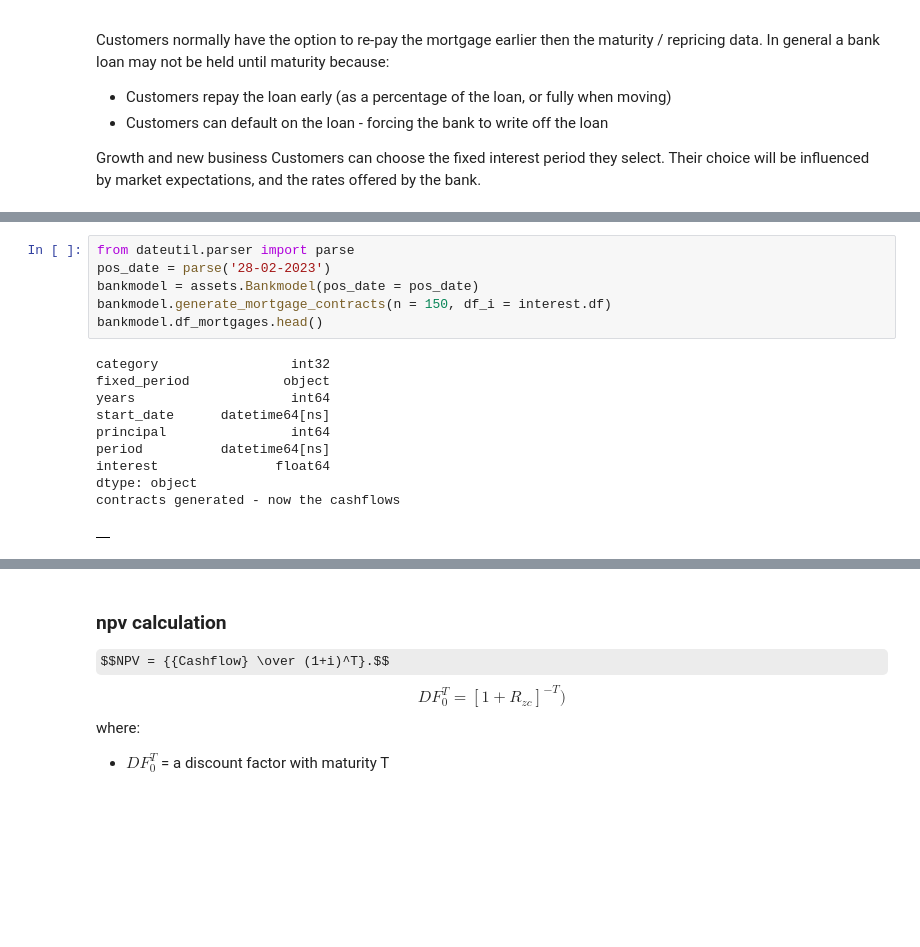
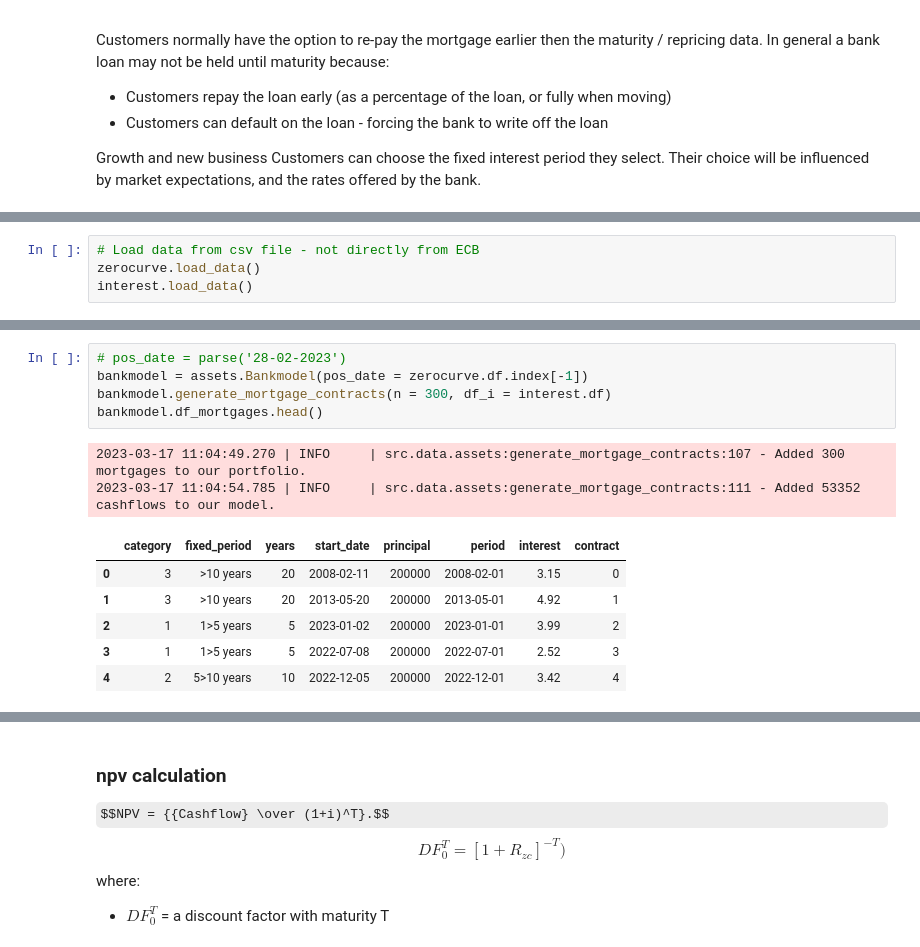
Before and after one commit to Merijn68/rl-alm, a Jupyter notebook: notebooks/replicating_mortgage_portfolio bankmodel.ipynb, the cells around one changed output, grey strips where cells are left out. Cells and saved outputs as stored; diff of their text form; some formulas as TeX source; blank space fills up the shorter version.

Commit message:
bank model

```diff
--- a/notebooks/replicating_mortgage_portfolio bankmodel.ipynb
+++ b/notebooks/replicating_mortgage_portfolio bankmodel.ipynb
@@ -46,0 +37,4 @@ interest.lineplot()
+# %%
+# Load data from csv file - not directly from ECB
+zerocurve.load_data()
+interest.load_data()
@@ -47,19 +44,16 @@ interest.lineplot()
 # %%
-from dateutil.parser import parse
-pos_date = parse('28-02-2023')
-bankmodel = assets.Bankmodel(pos_date = pos_date)
-bankmodel.generate_mortgage_contracts(n = 150, df_i = interest.df)
+# pos_date = parse('28-02-2023')
+bankmodel = assets.Bankmodel(pos_date = zerocurve.df.index[-1])
+bankmodel.generate_mortgage_contracts(n = 300, df_i = interest.df)
 bankmodel.df_mortgages.head()
 # %% [output]
-category                 int32
-fixed_period            object
-years                    int64
-start_date      datetime64[ns]
-principal                int64
-period          datetime64[ns]
-interest               float64
-dtype: object
-contracts generated - now the cashflows
+2023-03-17 11:04:49.270 | INFO     | src.data.assets:generate_mortgage_contracts:107 - Added 300 mortgages to our portfolio.
+2023-03-17 11:04:54.785 | INFO     | src.data.assets:generate_mortgage_contracts:111 - Added 53352 cashflows to our model.
-|  |
+|  | category | fixed_period | years | start_date | principal | period | interest | contract |
+| 0 | 3 | >10 years | 20 | 2008-02-11 | 200000 | 2008-02-01 | 3.15 | 0 |
+| 1 | 3 | >10 years | 20 | 2013-05-20 | 200000 | 2013-05-01 | 4.92 | 1 |
+| 2 | 1 | 1>5 years | 5 | 2023-01-02 | 200000 | 2023-01-01 | 3.99 | 2 |
+| 3 | 1 | 1>5 years | 5 | 2022-07-08 | 200000 | 2022-07-01 | 2.52 | 3 |
+| 4 | 2 | 5>10 years | 10 | 2022-12-05 | 200000 | 2022-12-01 | 3.42 | 4 |
 # %%
 bankmodel.plot_contracts();
```
Also changed, not shown: parts of 24 cells of this notebook, 7 other files.
